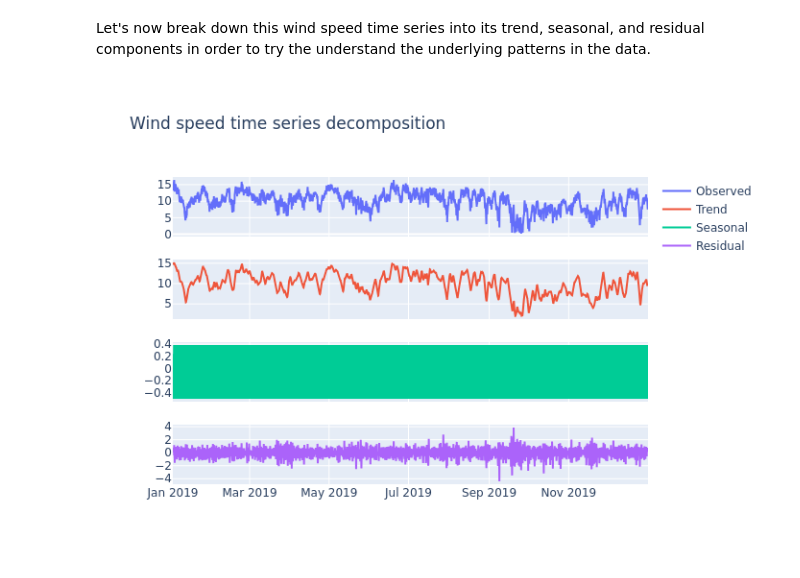
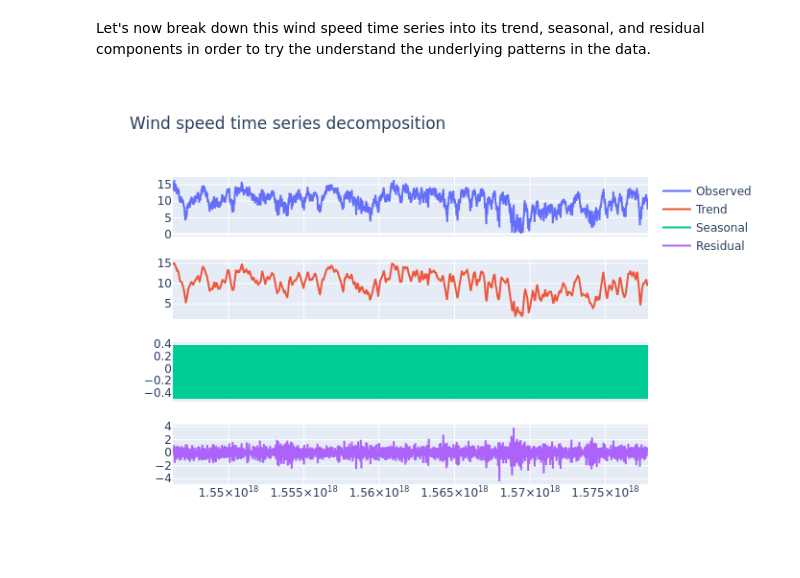
Before and after one commit to daniel-epm/guajira_wind_data, a Jupyter notebook: guajira_wind.ipynb, the cells around one changed output. Saved outputs shown, nothing was run; the diff lists cells and outputs as text; code cells hidden in the pictures.

```diff
--- a/guajira_wind.ipynb
+++ b/guajira_wind.ipynb
@@ -566,18 +566,18 @@ Let's now break down this wind speed time series into its trend, seasonal, and r
 # %%
 # Use seasonal_decompose from statsmodels.tsa.seasonal submodule to break down the time series
 # into its constituent components: trend, seasonal, and residual
 decomposition = seasonal_decompose(wind_speed2['wind_speed'], model= 'additive', period= 24)
 
 fig = make_subplots(rows= 4, cols= 1, shared_xaxes= True)
-fig.add_trace(go.Scatter(x= wind_speed2['time'], y= decomposition.observed, name= 'Observed'), row= 1, col= 1)
-fig.add_trace(go.Scatter(x= wind_speed2['time'], y= decomposition.trend, name= 'Trend'), row= 2, col= 1)
-fig.add_trace(go.Scatter(x= wind_speed2['time'], y= decomposition.seasonal, name= 'Seasonal'), row= 3, col= 1)
-fig.add_trace(go.Scatter(x= wind_speed2['time'], y= decomposition.resid, name= 'Residual'), row= 4, col= 1)
+fig.add_trace(go.Scatter(x= wind_speed2.index, y= decomposition.observed, name= 'Observed'), row= 1, col= 1)
+fig.add_trace(go.Scatter(x= wind_speed2.index, y= decomposition.trend, name= 'Trend'), row= 2, col= 1)
+fig.add_trace(go.Scatter(x= wind_speed2.index, y= decomposition.seasonal, name= 'Seasonal'), row= 3, col= 1)
+fig.add_trace(go.Scatter(x= wind_speed2.index, y= decomposition.resid, name= 'Residual'), row= 4, col= 1)
 
 fig.update_layout(height= 800, width= 900, title= 'Wind speed time series decomposition')
 fig.show()
 
-fig.write_image("decomposition.png")
-Image("decomposition.png")
+fig.write_image("imgs/decomposition.png")
+Image("imgs/decomposition.png")
 # %% [output]
-[figure, old version]
+[figure, new version]
```
Also changed, not shown: parts of 8 cells of this notebook.
